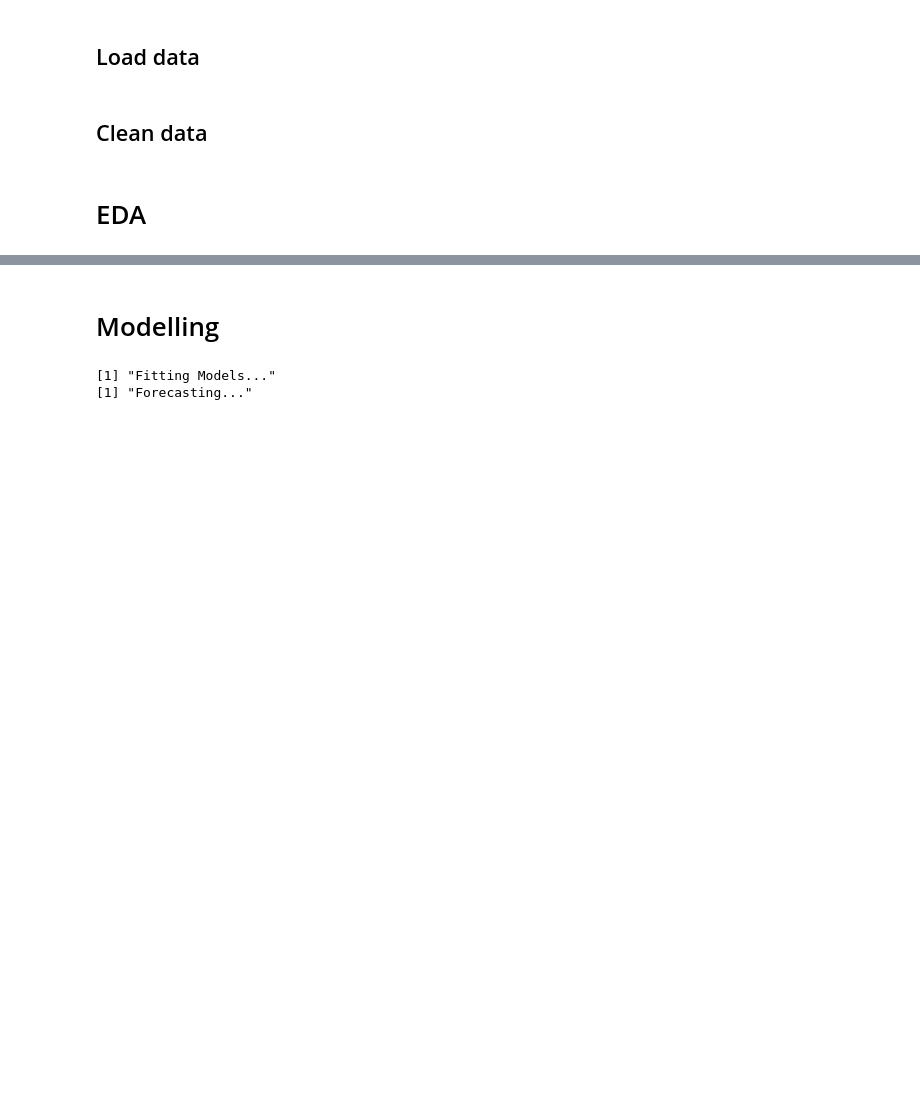
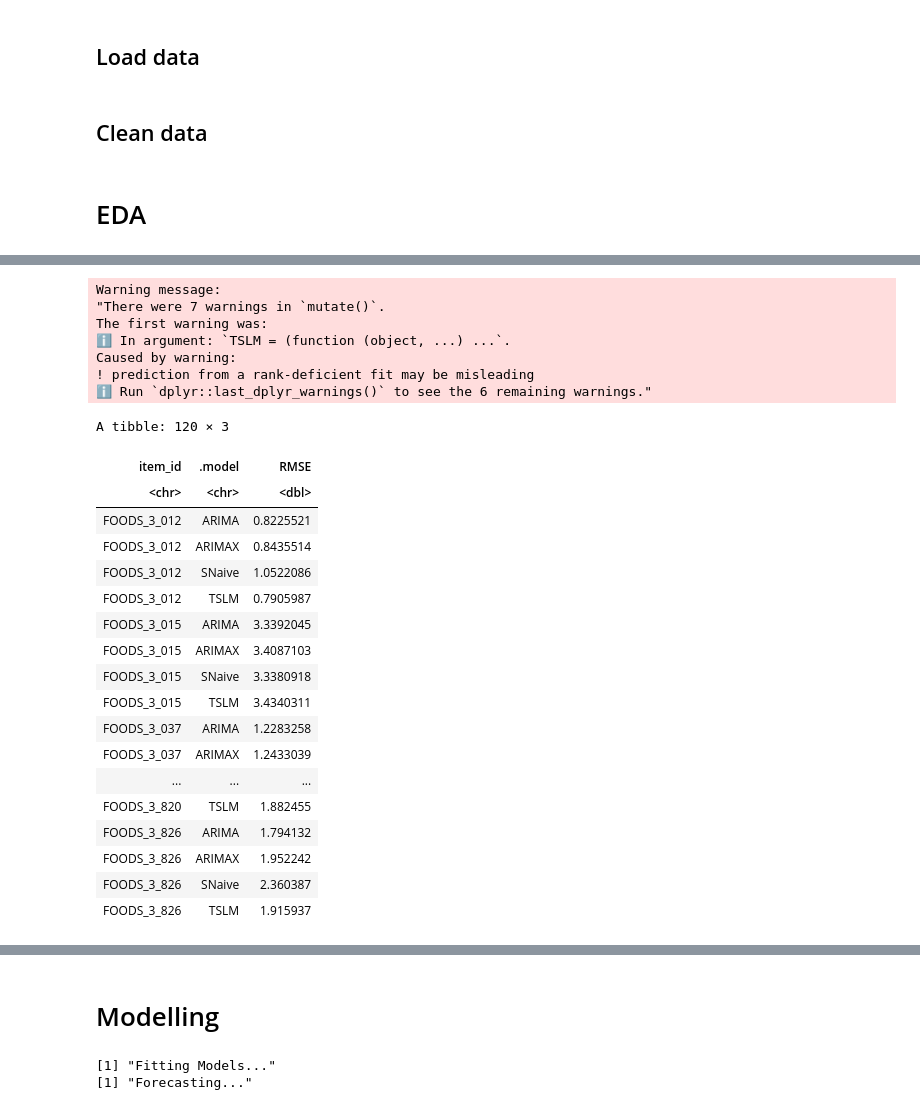
Before and after one commit to StenPaffen/AFCS_FinalProject, a Jupyter notebook: Final_project copy.ipynb, the cells around one changed output, grey strips where cells are left out. Cells and saved outputs as stored; diff of their text form; code cells hidden in the pictures; blank space fills up the shorter version.

Commit message:
Added models on sample

```diff
--- a/Final_project copy.ipynb
+++ b/Final_project copy.ipynb
@@ -159,0 +185,14 @@ print(summary_stats)
+# %%
+set.seed(3)
+
+sample_items <- train_ts |>
+    distinct(item_id) |>
+    slice_sample(n = 30) |>
+    pull(item_id)
+sample_items
+
+train_30 <- train_ts |>
+  filter(item_id %in% sample_items)
+
+val_30 <- val_ts |>
+  filter(item_id %in% sample_items)
@@ -159,0 +206,15 @@ print(summary_stats)
+# %%
+fit_30 <- train_30 |>
+  model(
+    SNaive = SNAIVE(sales),
+
+    TSLM = TSLM(
+      log(sales + 1) ~ season() + snap_TX + sell_price + is_event
+    ),
+
+    ARIMA = ARIMA(sales),
+
+    ARIMAX = ARIMA(
+      log(sales + 1) ~ season() + snap_TX + sell_price + is_event
+    )
+  )
@@ -159,0 +231,37 @@ print(summary_stats)
+# %%
+fc_30 <- fit_30 |>
+  forecast(new_data = val_30)
+
+accuracy_30 <- fc_30 |>
+  accuracy(val_30) |>
+  select(item_id, .model, RMSE) |>
+  arrange(item_id, .model)
+
+accuracy_30
+# %% [output]
+Warning message:
+"There were 7 warnings in `mutate()`.
+The first warning was:
+ℹ In argument: `TSLM = (function (object, ...) ...`.
+Caused by warning:
+! prediction from a rank-deficient fit may be misleading
+ℹ Run `dplyr::last_dplyr_warnings()` to see the 6 remaining warnings."
+A tibble: 120 × 3
+| item_id | .model | RMSE |
+| <chr> | <chr> | <dbl> |
+| FOODS_3_012 | ARIMA | 0.8225521 |
+| FOODS_3_012 | ARIMAX | 0.8435514 |
+| FOODS_3_012 | SNaive | 1.0522086 |
+| FOODS_3_012 | TSLM | 0.7905987 |
+| FOODS_3_015 | ARIMA | 3.3392045 |
+| FOODS_3_015 | ARIMAX | 3.4087103 |
+| FOODS_3_015 | SNaive | 3.3380918 |
+| FOODS_3_015 | TSLM | 3.4340311 |
+| FOODS_3_037 | ARIMA | 1.2283258 |
+| FOODS_3_037 | ARIMAX | 1.2433039 |
+| ... | ... | ... |
+| FOODS_3_820 | TSLM | 1.882455 |
+| FOODS_3_826 | ARIMA | 1.794132 |
+| FOODS_3_826 | ARIMAX | 1.952242 |
+| FOODS_3_826 | SNaive | 2.360387 |
+| FOODS_3_826 | TSLM | 1.915937 |
```
Also changed, not shown: parts of 10 cells of this notebook, 1 other file.
